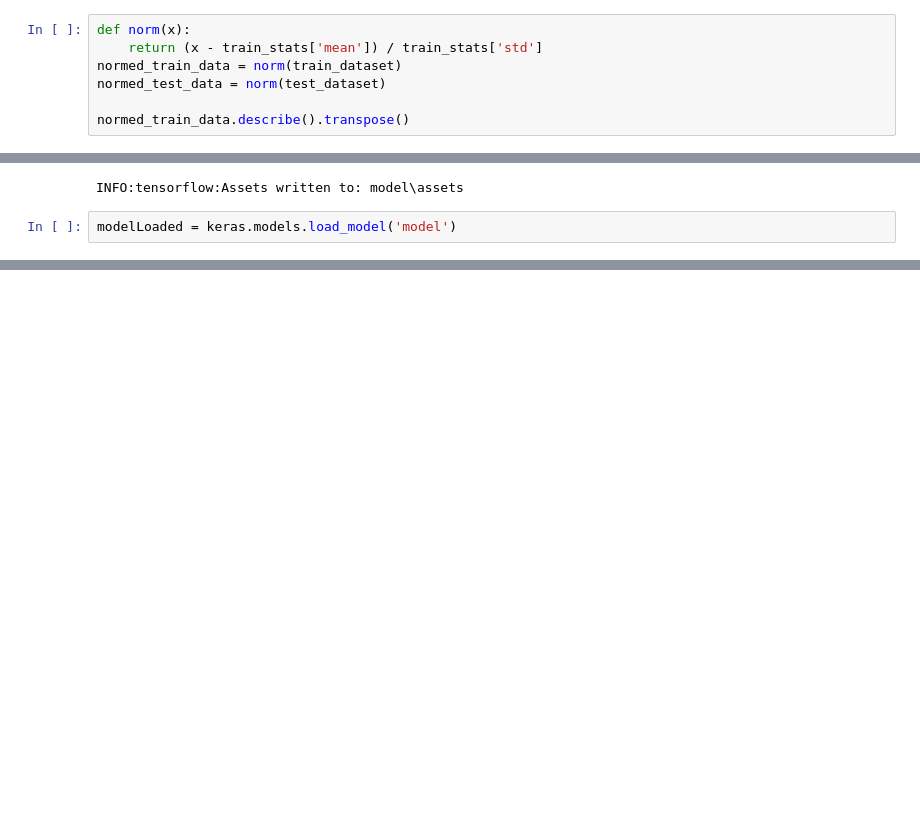
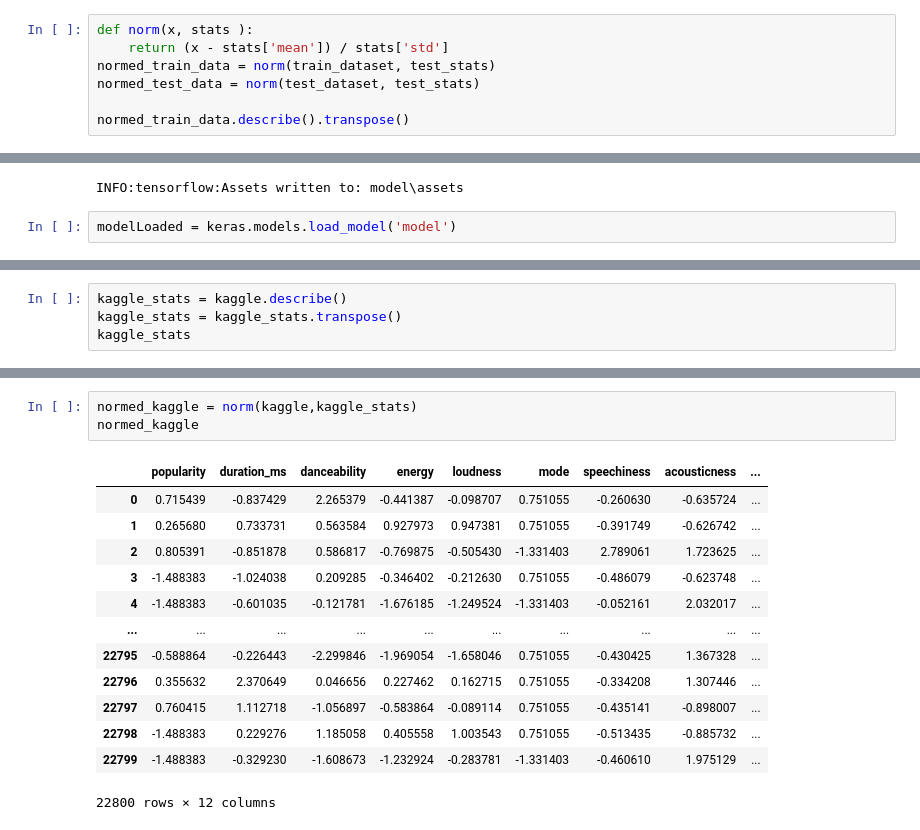
Before and after one commit to BMB0/Assignment-5, a Jupyter notebook: Assignment_5.ipynb, the cells around one changed output, grey strips where cells are left out. Saved outputs shown, nothing was run; the diff lists cells and outputs as text; blank space fills up the shorter version.

```diff
--- a/Assignment_5.ipynb
+++ b/Assignment_5.ipynb
@@ -283,8 +301,8 @@ train_dataset.transpose()
 # %%
-def norm(x):
-    return (x - train_stats['mean']) / train_stats['std']
-normed_train_data = norm(train_dataset)
-normed_test_data = norm(test_dataset)
+def norm(x, stats ):
+    return (x - stats['mean']) / stats['std']
+normed_train_data = norm(train_dataset, test_stats)
+normed_test_data = norm(test_dataset, test_stats)
 
 normed_train_data.describe().transpose()
 # %% [output]
@@ -464,0 +636,4 @@ modelLoaded = keras.models.load_model('model')
+# %%
+kaggle_stats = kaggle.describe()
+kaggle_stats = kaggle_stats.transpose()
+kaggle_stats
@@ -464,0 +654,17 @@ modelLoaded = keras.models.load_model('model')
+# %%
+normed_kaggle = norm(kaggle,kaggle_stats)
+normed_kaggle
+# %% [output]
+|  | popularity | duration_ms | danceability | energy | loudness | mode | speechiness | acousticness | ... |
+| 0 | 0.715439 | -0.837429 | 2.265379 | -0.441387 | -0.098707 | 0.751055 | -0.260630 | -0.635724 | ... |
+| 1 | 0.265680 | 0.733731 | 0.563584 | 0.927973 | 0.947381 | 0.751055 | -0.391749 | -0.626742 | ... |
+| 2 | 0.805391 | -0.851878 | 0.586817 | -0.769875 | -0.505430 | -1.331403 | 2.789061 | 1.723625 | ... |
+| 3 | -1.488383 | -1.024038 | 0.209285 | -0.346402 | -0.212630 | 0.751055 | -0.486079 | -0.623748 | ... |
+| 4 | -1.488383 | -0.601035 | -0.121781 | -1.676185 | -1.249524 | -1.331403 | -0.052161 | 2.032017 | ... |
+| ... | ... | ... | ... | ... | ... | ... | ... | ... | ... |
+| 22795 | -0.588864 | -0.226443 | -2.299846 | -1.969054 | -1.658046 | 0.751055 | -0.430425 | 1.367328 | ... |
+| 22796 | 0.355632 | 2.370649 | 0.046656 | 0.227462 | 0.162715 | 0.751055 | -0.334208 | 1.307446 | ... |
+| 22797 | 0.760415 | 1.112718 | -1.056897 | -0.583864 | -0.089114 | 0.751055 | -0.435141 | -0.898007 | ... |
+| 22798 | -1.488383 | 0.229276 | 1.185058 | 0.405558 | 1.003543 | 0.751055 | -0.513435 | -0.885732 | ... |
+| 22799 | -1.488383 | -0.329230 | -1.608673 | -1.232924 | -0.283781 | -1.331403 | -0.460610 | 1.975129 | ... |
+22800 rows × 12 columns
```
Also changed, not shown: parts of 48 cells of this notebook, 6 other files.
